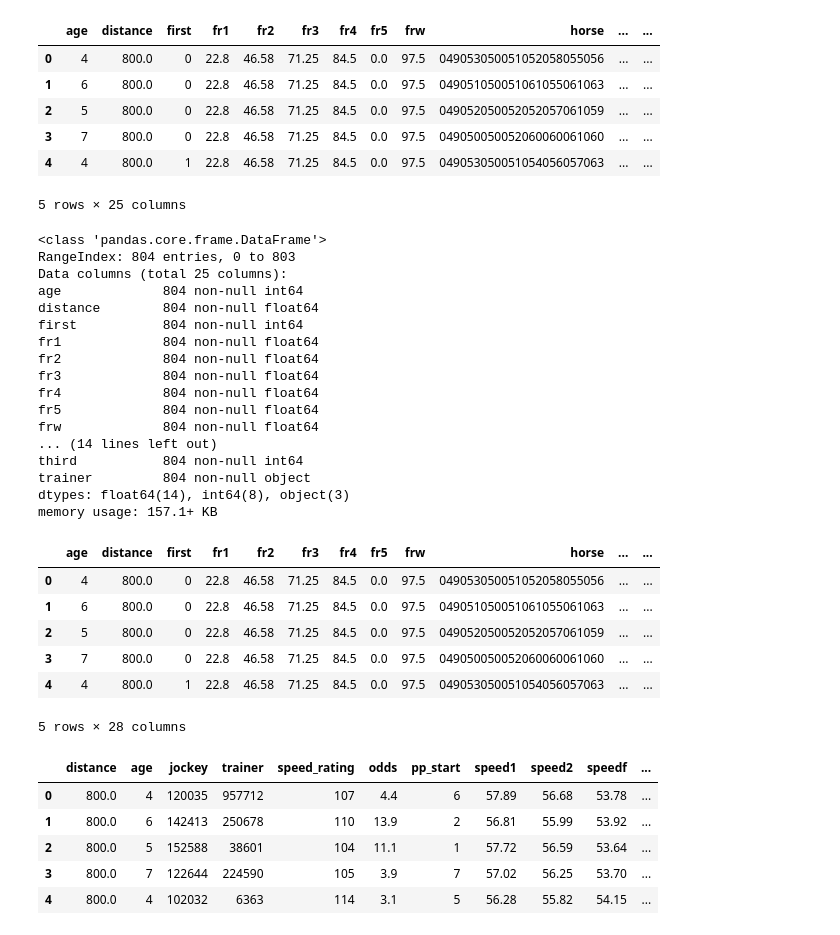
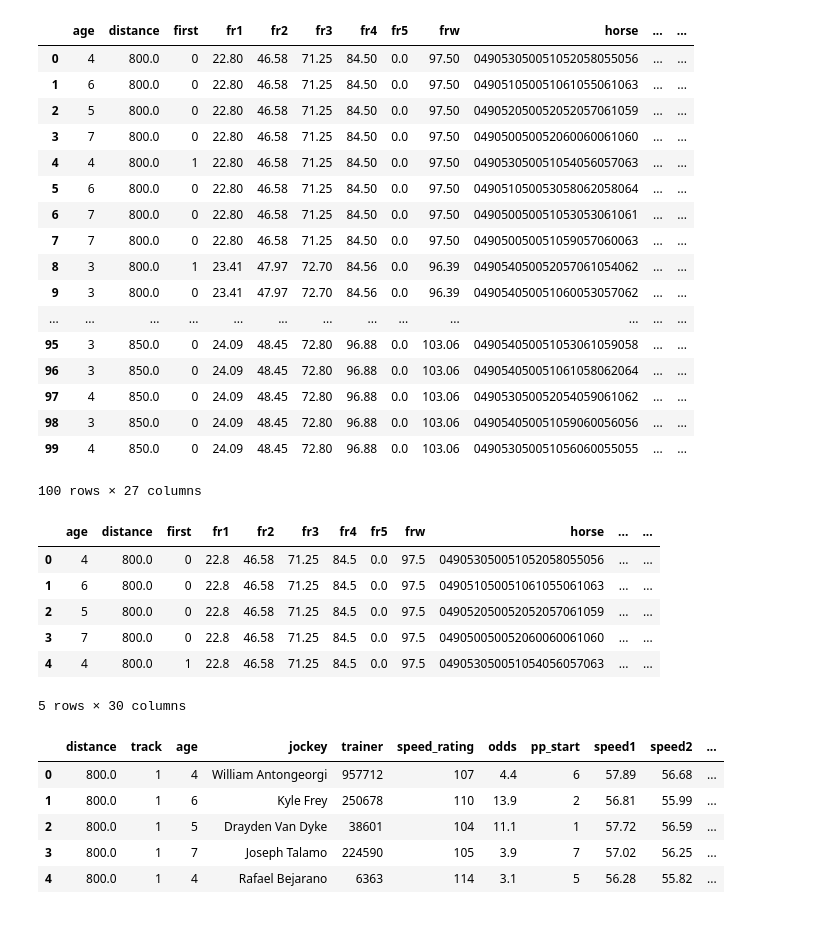
Before and after one commit to theBlindRooster/ML_HorseRacing, a Jupyter notebook: Horsiesv2.ipynb, the cells around one changed output. Saved outputs shown, nothing was run; the diff lists cells and outputs as text; code cells hidden in the pictures.

Commit message:
end of night update before adding jockey stats

```diff
--- a/Horsiesv2.ipynb
+++ b/Horsiesv2.ipynb
@@ -14,6 +14,10 @@ def extractData(inp):
     for race in data:
         run={}
         run['distance']=float(race['DISTANCE'])
+        if(race['COURSE_ID']=='D'):
+            run['track']=1
+        else:
+            run['track']=0
         run['fr1']=float(race['FRACTION_1'])
         run['fr2']=float(race['FRACTION_2'])
         run['fr3']=float(race['FRACTION_3'])
@@ -24,6 +28,10 @@ def extractData(inp):
         for entry in race['ENTRY']:
             horse['pp_start']=int(entry['START_POSITION'])
             horse['pp_finish']=int(entry['OFFICIAL_FIN'])
+            if(int(entry['OFFICIAL_FIN'])<4):
+                horse['winloss']=1
+            else:
+                horse['winloss']=0
             if(int(entry['OFFICIAL_FIN'])==1):
                 horse['first']=1
                 horse['second']=0
@@ -47,7 +55,7 @@ def extractData(inp):
             horse['age']=int(entry['AGE'])
             horse['speed_rating']=int(entry['SPEED_RATING'])
             horse['horse']=str(entry['AXCISKEY'])
-            horse['jockey']=str(entry['JOCKEY']['KEY'])
+            horse['jockey']=str(entry['JOCKEY']['FIRST_NAME'])+' '+str(entry['JOCKEY']['LAST_NAME'])
             horse['trainer']=str(entry['TRAINER']['KEY'])
             horse['odds']=float(entry['DOLLAR_ODDS'])
             call={}
@@ -84,32 +92,23 @@ for x in os.listdir('resources'):
     horsieData+=extractData(jsonString)
 # %%
 df=pd.DataFrame(horsieData)
-df.head()
+df.head(100)
 # %% [output]
 |  | age | distance | first | fr1 | fr2 | fr3 | fr4 | fr5 | frw | horse | ... | ... |
-| 0 | 4 | 800.0 | 0 | 22.8 | 46.58 | 71.25 | 84.5 | 0.0 | 97.5 | 049053050051052058055056 | ... | ... |
-| 1 | 6 | 800.0 | 0 | 22.8 | 46.58 | 71.25 | 84.5 | 0.0 | 97.5 | 049051050051061055061063 | ... | ... |
-| 2 | 5 | 800.0 | 0 | 22.8 | 46.58 | 71.25 | 84.5 | 0.0 | 97.5 | 049052050052052057061059 | ... | ... |
-| 3 | 7 | 800.0 | 0 | 22.8 | 46.58 | 71.25 | 84.5 | 0.0 | 97.5 | 049050050052060060061060 | ... | ... |
-| 4 | 4 | 800.0 | 1 | 22.8 | 46.58 | 71.25 | 84.5 | 0.0 | 97.5 | 049053050051054056057063 | ... | ... |
+| 0 | 4 | 800.0 | 0 | 22.80 | 46.58 | 71.25 | 84.50 | 0.0 | 97.50 | 049053050051052058055056 | ... | ... |
+| 1 | 6 | 800.0 | 0 | 22.80 | 46.58 | 71.25 | 84.50 | 0.0 | 97.50 | 049051050051061055061063 | ... | ... |
+| 2 | 5 | 800.0 | 0 | 22.80 | 46.58 | 71.25 | 84.50 | 0.0 | 97.50 | 049052050052052057061059 | ... | ... |
+| 3 | 7 | 800.0 | 0 | 22.80 | 46.58 | 71.25 | 84.50 | 0.0 | 97.50 | 049050050052060060061060 | ... | ... |
+| 4 | 4 | 800.0 | 1 | 22.80 | 46.58 | 71.25 | 84.50 | 0.0 | 97.50 | 049053050051054056057063 | ... | ... |
+| 5 | 6 | 800.0 | 0 | 22.80 | 46.58 | 71.25 | 84.50 | 0.0 | 97.50 | 049051050053058062058064 | ... | ... |
+| 6 | 7 | 800.0 | 0 | 22.80 | 46.58 | 71.25 | 84.50 | 0.0 | 97.50 | 049050050051053053061061 | ... | ... |
+| 7 | 7 | 800.0 | 0 | 22.80 | 46.58 | 71.25 | 84.50 | 0.0 | 97.50 | 049050050051059057060063 | ... | ... |
+| 8 | 3 | 800.0 | 1 | 23.41 | 47.97 | 72.70 | 84.56 | 0.0 | 96.39 | 049054050052057061054062 | ... | ... |
+| 9 | 3 | 800.0 | 0 | 23.41 | 47.97 | 72.70 | 84.56 | 0.0 | 96.39 | 049054050051060053057062 | ... | ... |
+| ... | ... | ... | ... | ... | ... | ... | ... | ... | ... | ... | ... | ... |
+| 95 | 3 | 850.0 | 0 | 24.09 | 48.45 | 72.80 | 96.88 | 0.0 | 103.06 | 049054050051053061059058 | ... | ... |
+| 96 | 3 | 850.0 | 0 | 24.09 | 48.45 | 72.80 | 96.88 | 0.0 | 103.06 | 049054050051061058062064 | ... | ... |
+| 97 | 4 | 850.0 | 0 | 24.09 | 48.45 | 72.80 | 96.88 | 0.0 | 103.06 | 049053050052054059061062 | ... | ... |
+| 98 | 3 | 850.0 | 0 | 24.09 | 48.45 | 72.80 | 96.88 | 0.0 | 103.06 | 049054050051059060056056 | ... | ... |
+| 99 | 4 | 850.0 | 0 | 24.09 | 48.45 | 72.80 | 96.88 | 0.0 | 103.06 | 049053050051056060055055 | ... | ... |
-5 rows × 25 columns
+100 rows × 27 columns
-# %%
-df.info()
-# %% [output]
-<class 'pandas.core.frame.DataFrame'>
-RangeIndex: 804 entries, 0 to 803
-Data columns (total 25 columns):
-age             804 non-null int64
-distance        804 non-null float64
-first           804 non-null int64
-fr1             804 non-null float64
-fr2             804 non-null float64
-fr3             804 non-null float64
-fr4             804 non-null float64
-fr5             804 non-null float64
-frw             804 non-null float64
-... (14 lines left out)
-third           804 non-null int64
-trainer         804 non-null object
-dtypes: float64(14), int64(8), object(3)
-memory usage: 157.1+ KB
@@ -131,16 +136,16 @@ df.head()
 | 2 | 5 | 800.0 | 0 | 22.8 | 46.58 | 71.25 | 84.5 | 0.0 | 97.5 | 049052050052052057061059 | ... | ... |
 | 3 | 7 | 800.0 | 0 | 22.8 | 46.58 | 71.25 | 84.5 | 0.0 | 97.5 | 049050050052060060061060 | ... | ... |
 | 4 | 4 | 800.0 | 1 | 22.8 | 46.58 | 71.25 | 84.5 | 0.0 | 97.5 | 049053050051054056057063 | ... | ... |
-5 rows × 28 columns
+5 rows × 30 columns
 # %%
 # data=pd.DataFrame(df[['distance','pp_start','speed1','speed2','speed3','speedf','pp_finish']])
-data=pd.DataFrame(df[['distance','age','jockey','trainer','speed_rating','odds','pp_start','speed1','speed2','speedf','pp_finish']])
+data=pd.DataFrame(df[['distance','track','age','jockey','trainer','speed_rating','odds','pp_start','speed1','speed2','speedf','pp_finish','winloss']])
 data.head()
 # %% [output]
-|  | distance | age | jockey | trainer | speed_rating | odds | pp_start | speed1 | speed2 | speedf | ... |
-| 0 | 800.0 | 4 | 120035 | 957712 | 107 | 4.4 | 6 | 57.89 | 56.68 | 53.78 | ... |
-| 1 | 800.0 | 6 | 142413 | 250678 | 110 | 13.9 | 2 | 56.81 | 55.99 | 53.92 | ... |
-| 2 | 800.0 | 5 | 152588 | 38601 | 104 | 11.1 | 1 | 57.72 | 56.59 | 53.64 | ... |
-| 3 | 800.0 | 7 | 122644 | 224590 | 105 | 3.9 | 7 | 57.02 | 56.25 | 53.70 | ... |
-| 4 | 800.0 | 4 | 102032 | 6363 | 114 | 3.1 | 5 | 56.28 | 55.82 | 54.15 | ... |
+|  | distance | track | age | jockey | trainer | speed_rating | odds | pp_start | speed1 | speed2 | ... |
+| 0 | 800.0 | 1 | 4 | William Antongeorgi | 957712 | 107 | 4.4 | 6 | 57.89 | 56.68 | ... |
+| 1 | 800.0 | 1 | 6 | Kyle Frey | 250678 | 110 | 13.9 | 2 | 56.81 | 55.99 | ... |
+| 2 | 800.0 | 1 | 5 | Drayden Van Dyke | 38601 | 104 | 11.1 | 1 | 57.72 | 56.59 | ... |
+| 3 | 800.0 | 1 | 7 | Joseph Talamo | 224590 | 105 | 3.9 | 7 | 57.02 | 56.25 | ... |
+| 4 | 800.0 | 1 | 4 | Rafael Bejarano | 6363 | 114 | 3.1 | 5 | 56.28 | 55.82 | ... |
 # %%
```
Also changed, not shown: parts of 4 cells of this notebook, 5 other files.
